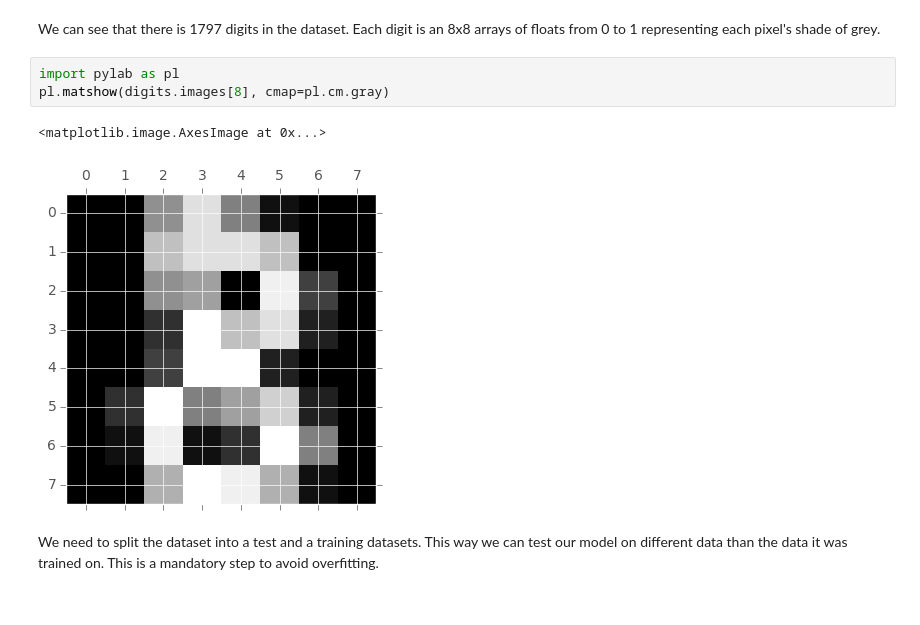
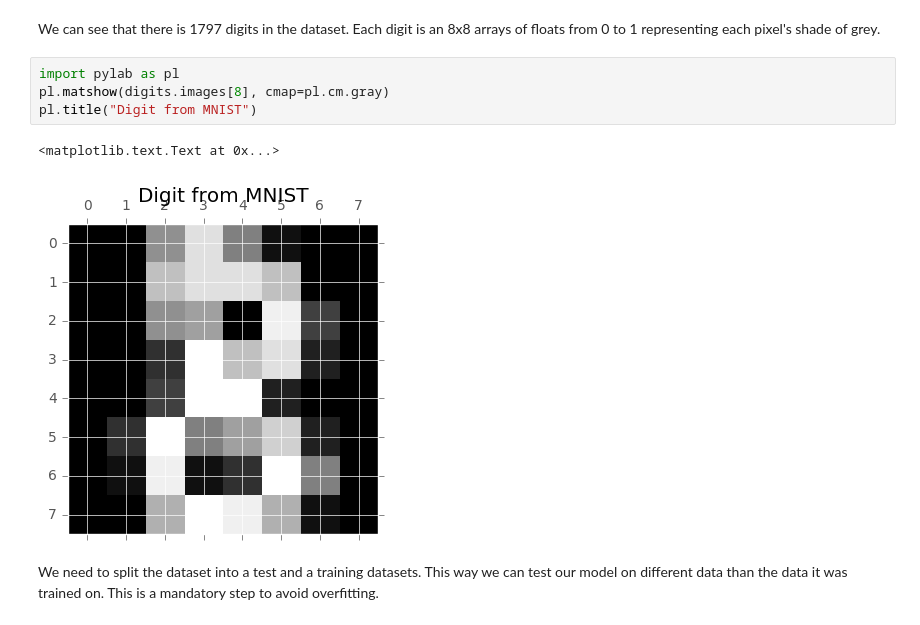
Before and after one commit to volnt/ml101, a Jupyter notebook: ml101.ipynb, the cells around one changed output. Saved outputs shown, nothing was run; the diff lists cells and outputs as text.

```diff
--- a/ml101.ipynb
+++ b/ml101.ipynb
@@ -39,9 +36,10 @@ We can see that there is 1797 digits in the dataset. Each digit is an 8x8 arrays
 # %%
 import pylab as pl
 pl.matshow(digits.images[8], cmap=pl.cm.gray)
+pl.title("Digit from MNIST")
 # %% [output]
-<matplotlib.image.AxesImage at 0x...>
+<matplotlib.text.Text at 0x...>
-[figure, old version]
+[figure, new version]
 # %% [markdown]
 We need to split the dataset into a test and a training datasets. This way we can test our model on different data than the data it was trained on. This is a mandatory step to avoid overfitting.
 # %%
```
Also changed, not shown: parts of 28 cells of this notebook.
